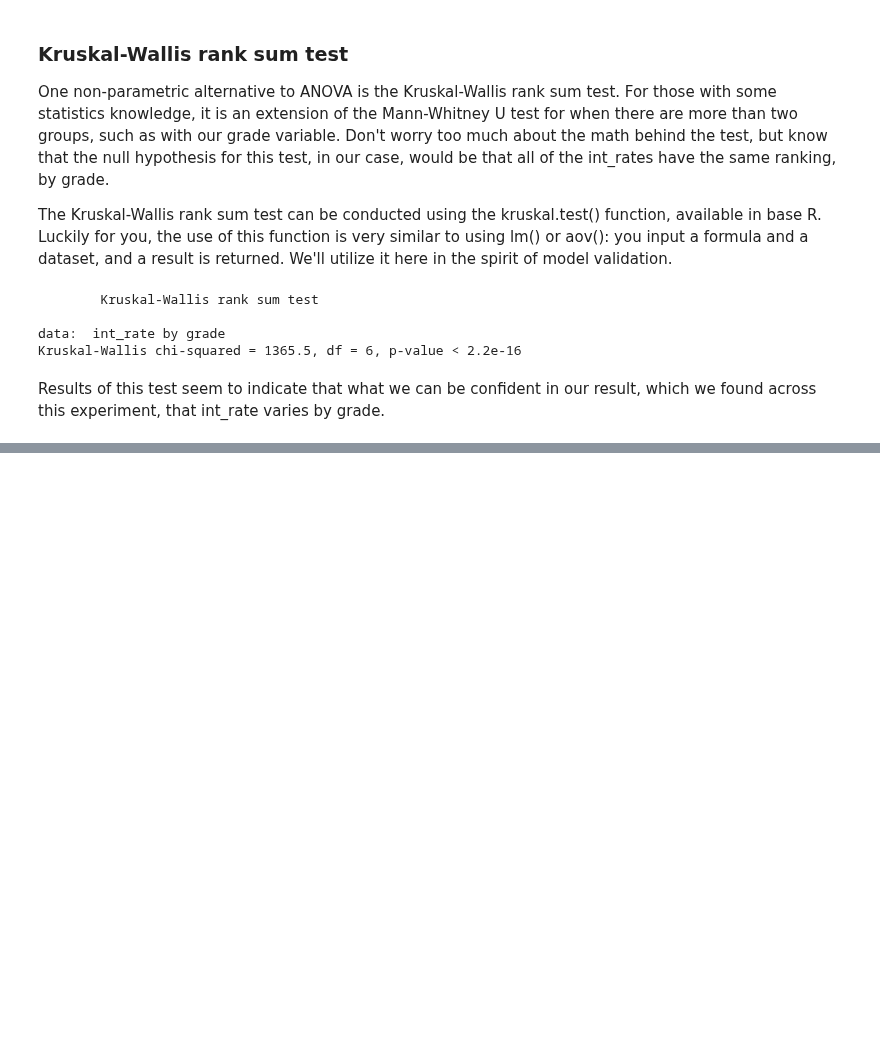
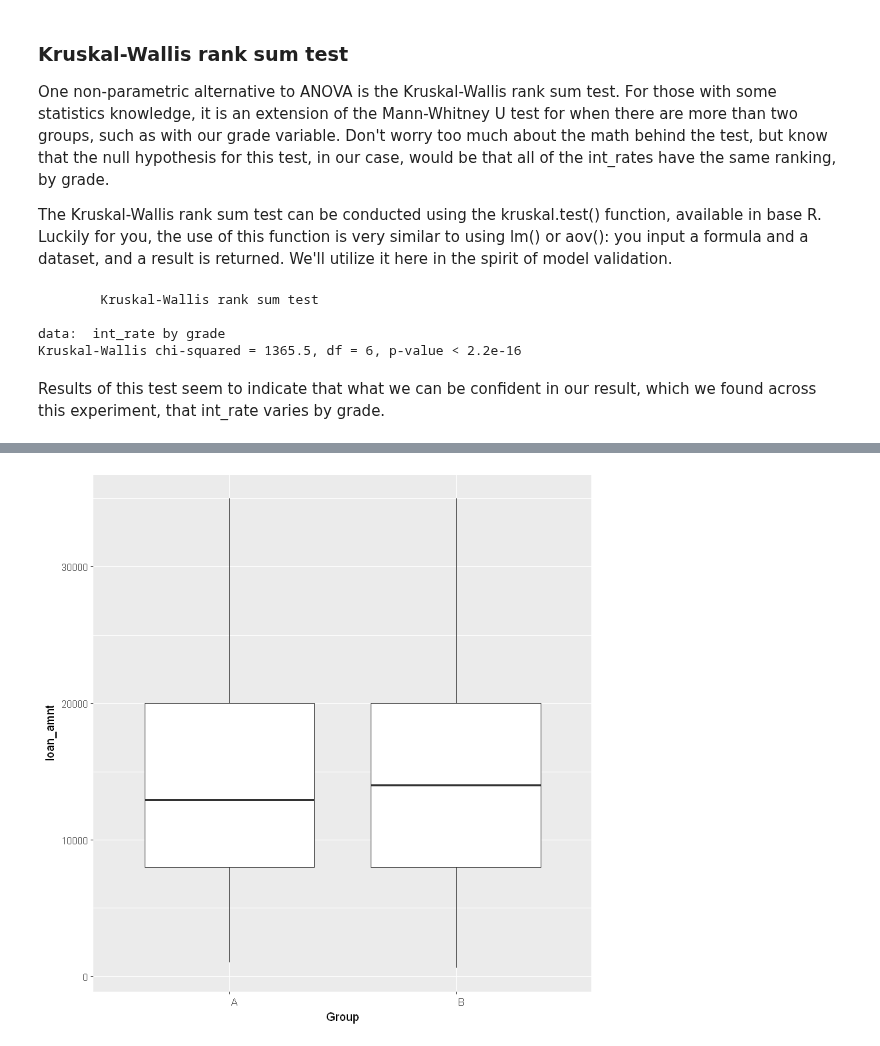
Before and after one commit to iamjz/R-Data, a Jupyter notebook: Design of Experiments.ipynb, the cells around one changed output, grey strips where cells are left out. Saved outputs shown, nothing was run; the diff lists cells and outputs as text; code cells hidden in the pictures; blank space fills up the shorter version.

```diff
--- a/Design of Experiments.ipynb
+++ b/Design of Experiments.ipynb
@@ -1411,0 +1446,4 @@ They have a general hypothesis that softer, gentler colors may influence applica
+# %%
+lendingclub_ab <- read.csv("datasets/lendingclub_ab.csv", sep=";")
+
+head(lendingclub_ab)
@@ -1411,0 +1458,4 @@ They have a general hypothesis that softer, gentler colors may influence applica
+# %%
+ggplot(lendingclub_ab, aes(x=Group, y=loan_amnt)) + geom_boxplot()
+# %% [output]
+[figure, added]
```
Also changed, not shown: parts of 13 cells of this notebook, 1 other file.
